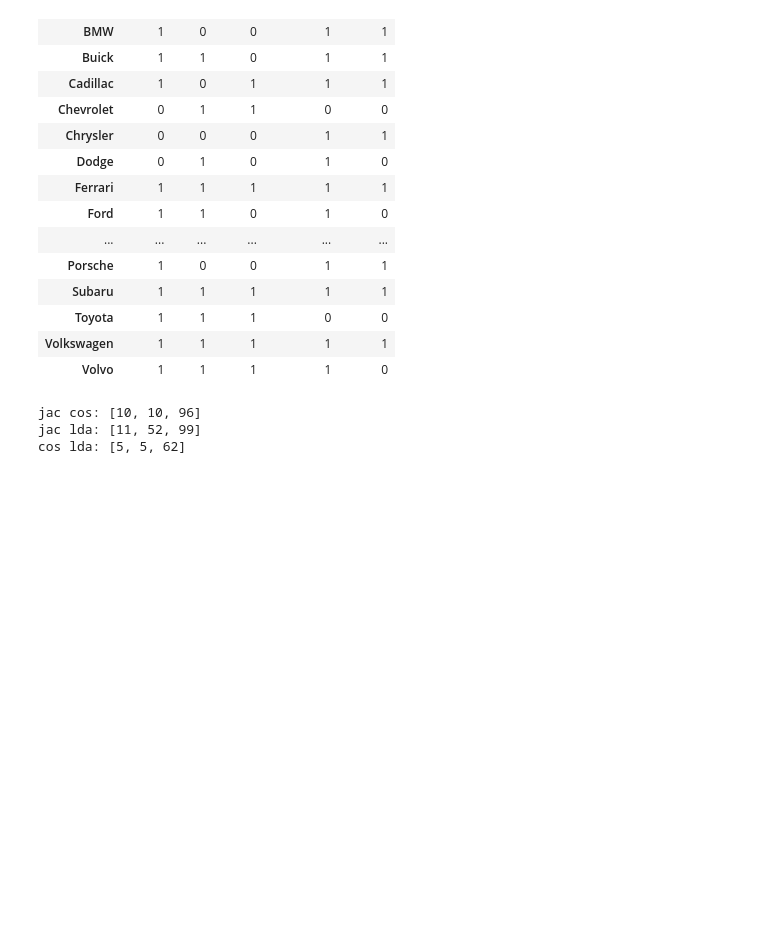
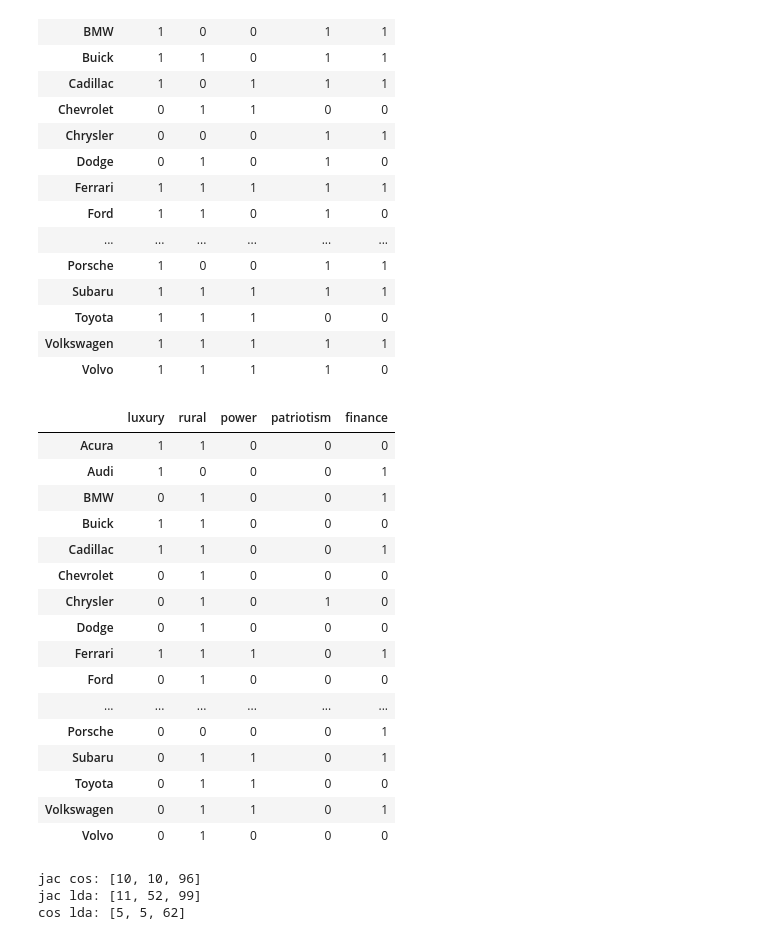
Before and after one commit to Chelovek2002/pechenye-Yubileynoye, a Jupyter notebook: source/get_score_topic_brand.ipynb, the cells around one changed output. Cells and saved outputs as stored; diff of their text form; code cells hidden in the pictures; blank space fills up the shorter version.

```diff
--- a/source/get_score_topic_brand.ipynb
+++ b/source/get_score_topic_brand.ipynb
@@ -159,6 +159,25 @@ scores_jaccard_df[2]
 | Volvo | 1 | 1 | 1 | 1 | 0 |
 # %%
 scores_lda_df = score_to_df(doc_topic)
+scores_lda_df[2]
+# %% [output]
+|  | luxury | rural | power | patriotism | finance |
+| Acura | 1 | 1 | 0 | 0 | 0 |
+| Audi | 1 | 0 | 0 | 0 | 1 |
+| BMW | 0 | 1 | 0 | 0 | 1 |
+| Buick | 1 | 1 | 0 | 0 | 0 |
+| Cadillac | 1 | 1 | 0 | 0 | 1 |
+| Chevrolet | 0 | 1 | 0 | 0 | 0 |
+| Chrysler | 0 | 1 | 0 | 1 | 0 |
+| Dodge | 0 | 1 | 0 | 0 | 0 |
+| Ferrari | 1 | 1 | 1 | 0 | 1 |
+| Ford | 0 | 1 | 0 | 0 | 0 |
+| ... | ... | ... | ... | ... | ... |
+| Porsche | 0 | 0 | 0 | 0 | 1 |
+| Subaru | 0 | 1 | 1 | 0 | 1 |
+| Toyota | 0 | 1 | 1 | 0 | 0 |
+| Volkswagen | 0 | 1 | 1 | 0 | 1 |
+| Volvo | 0 | 1 | 0 | 0 | 0 |
 # %%
 def res(a,b):
     print([np.isclose(a[i],b[i], rtol=0.1).sum() for i in range(3)])
```
